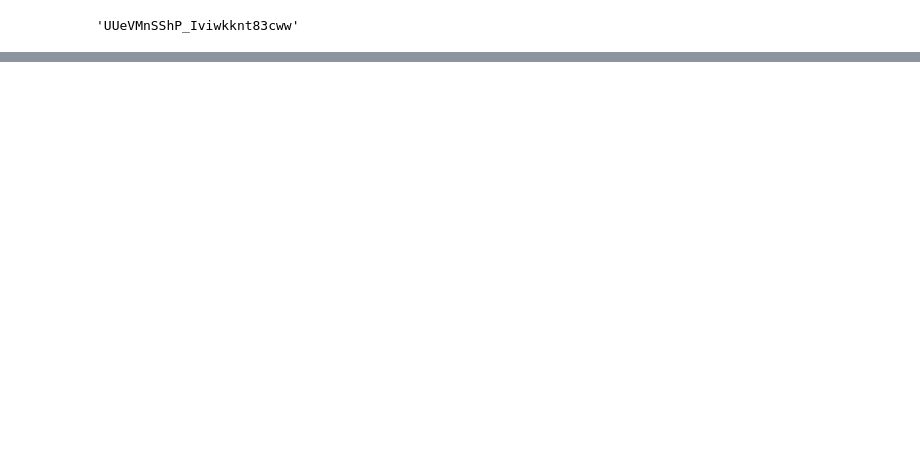
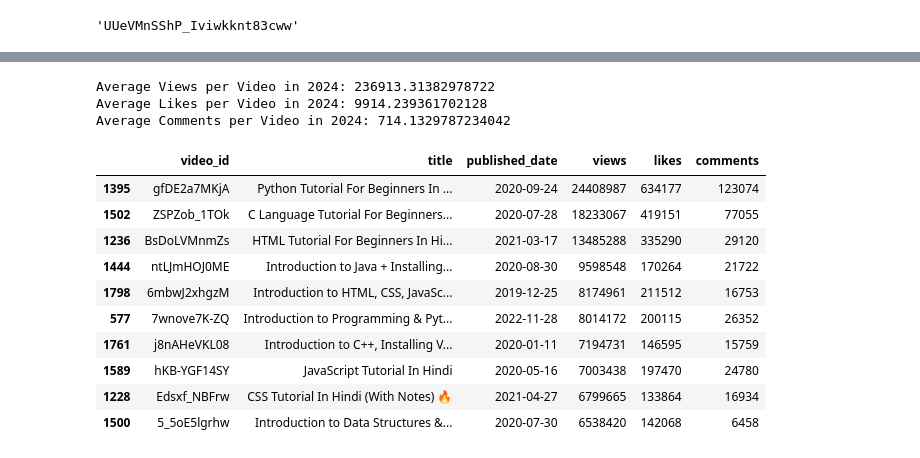
Before and after one commit to SOURAVSHEEL/YouTube_DS, a Jupyter notebook: yt_data.ipynb, the cells around one changed output, grey strips where cells are left out. Drawn from its saved outputs; the diff is of its cells as text; code cells hidden in the pictures; blank space fills up the shorter version.

```diff
--- a/yt_data.ipynb
+++ b/yt_data.ipynb
@@ -293,0 +410,9 @@ video_details_df = pd.DataFrame(video_details)
+# %%
+# Display the results
+print(f"Average Views per Video in 2024: {average_views}")
+print(f"Average Likes per Video in 2024: {average_likes}")
+print(f"Average Comments per Video in 2024: {average_comments}")
+# %% [output]
+Average Views per Video in 2024: 236913.31382978722
+Average Likes per Video in 2024: 9914.239361702128
+Average Comments per Video in 2024: 714.1329787234042
@@ -293,0 +423,14 @@ video_details_df = pd.DataFrame(video_details)
+# %%
+top10_videos
+# %% [output]
+|  | video_id | title | published_date | views | likes | comments |
+| 1395 | gfDE2a7MKjA | Python Tutorial For Beginners In ... | 2020-09-24 | 24408987 | 634177 | 123074 |
+| 1502 | ZSPZob_1TOk | C Language Tutorial For Beginners... | 2020-07-28 | 18233067 | 419151 | 77055 |
+| 1236 | BsDoLVMnmZs | HTML Tutorial For Beginners In Hi... | 2021-03-17 | 13485288 | 335290 | 29120 |
+| 1444 | ntLJmHOJ0ME | Introduction to Java + Installing... | 2020-08-30 | 9598548 | 170264 | 21722 |
+| 1798 | 6mbwJ2xhgzM | Introduction to HTML, CSS, JavaSc... | 2019-12-25 | 8174961 | 211512 | 16753 |
+| 577 | 7wnove7K-ZQ | Introduction to Programming & Pyt... | 2022-11-28 | 8014172 | 200115 | 26352 |
+| 1761 | j8nAHeVKL08 | Introduction to C++, Installing V... | 2020-01-11 | 7194731 | 146595 | 15759 |
+| 1589 | hKB-YGF14SY | JavaScript Tutorial In Hindi | 2020-05-16 | 7003438 | 197470 | 24780 |
+| 1228 | Edsxf_NBFrw | CSS Tutorial In Hindi (With Notes) 🔥 | 2021-04-27 | 6799665 | 133864 | 16934 |
+| 1500 | 5_5oE5lgrhw | Introduction to Data Structures &... | 2020-07-30 | 6538420 | 142068 | 6458 |
```
Also changed, not shown: parts of 30 cells of this notebook.
